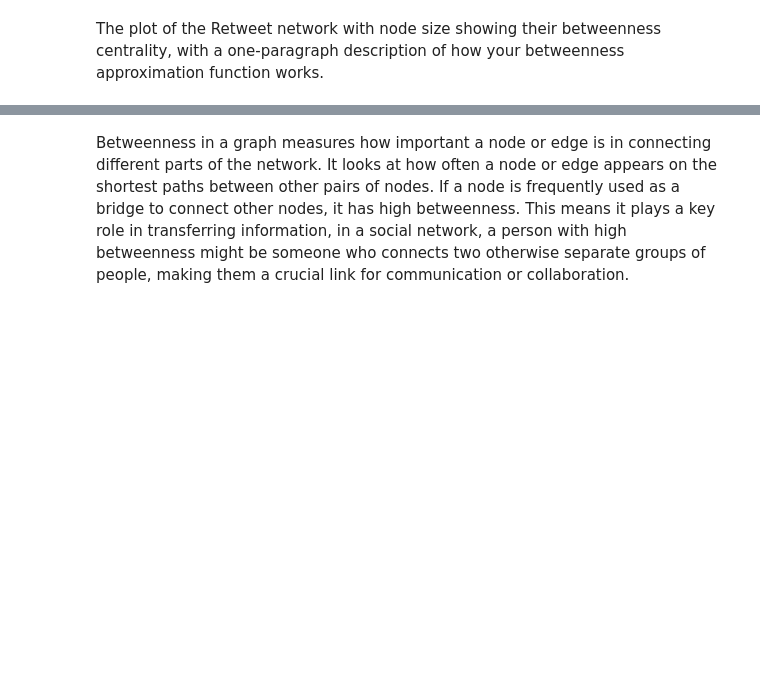
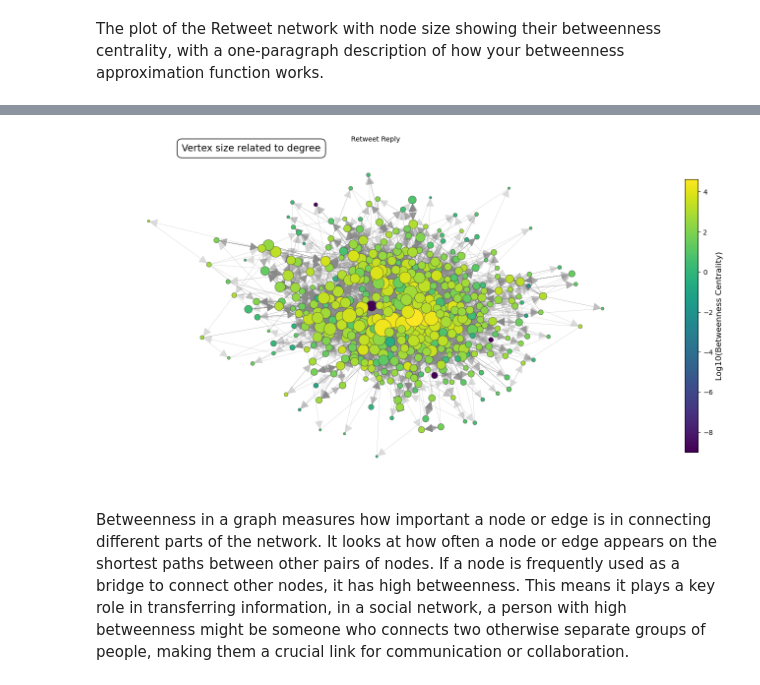
Before and after one commit to SunAndClouds/mining-of-social-data, a Jupyter notebook: lab_1_and_2/task2.ipynb, the cells around one changed output, grey strips where cells are left out. Cells and saved outputs as stored; diff of their text form; code cells hidden in the pictures; blank space fills up the shorter version.

```diff
--- a/lab_1_and_2/task2.ipynb
+++ b/lab_1_and_2/task2.ipynb
@@ -100,2 +87,7 @@ plt.show()
+# %%
+g = ig.Graph.Read("filtered_retweet_network.pickle", format="pickle")
+plot_graph(g)
+# %% [output]
+[figure, added]
 # %% [markdown]
 Betweenness in a graph measures how important a node or edge is in connecting different parts of the network. It looks at how often a node or edge appears on the shortest paths between other pairs of nodes. If a node is frequently used as a bridge to connect other nodes, it has high betweenness. This means it plays a key role in transferring information, in a social network, a person with high betweenness might be someone who connects two otherwise separate groups of people, making them a crucial link for communication or collaboration.
```
Also changed, not shown: parts of 2 cells of this notebook, 6 other files.
